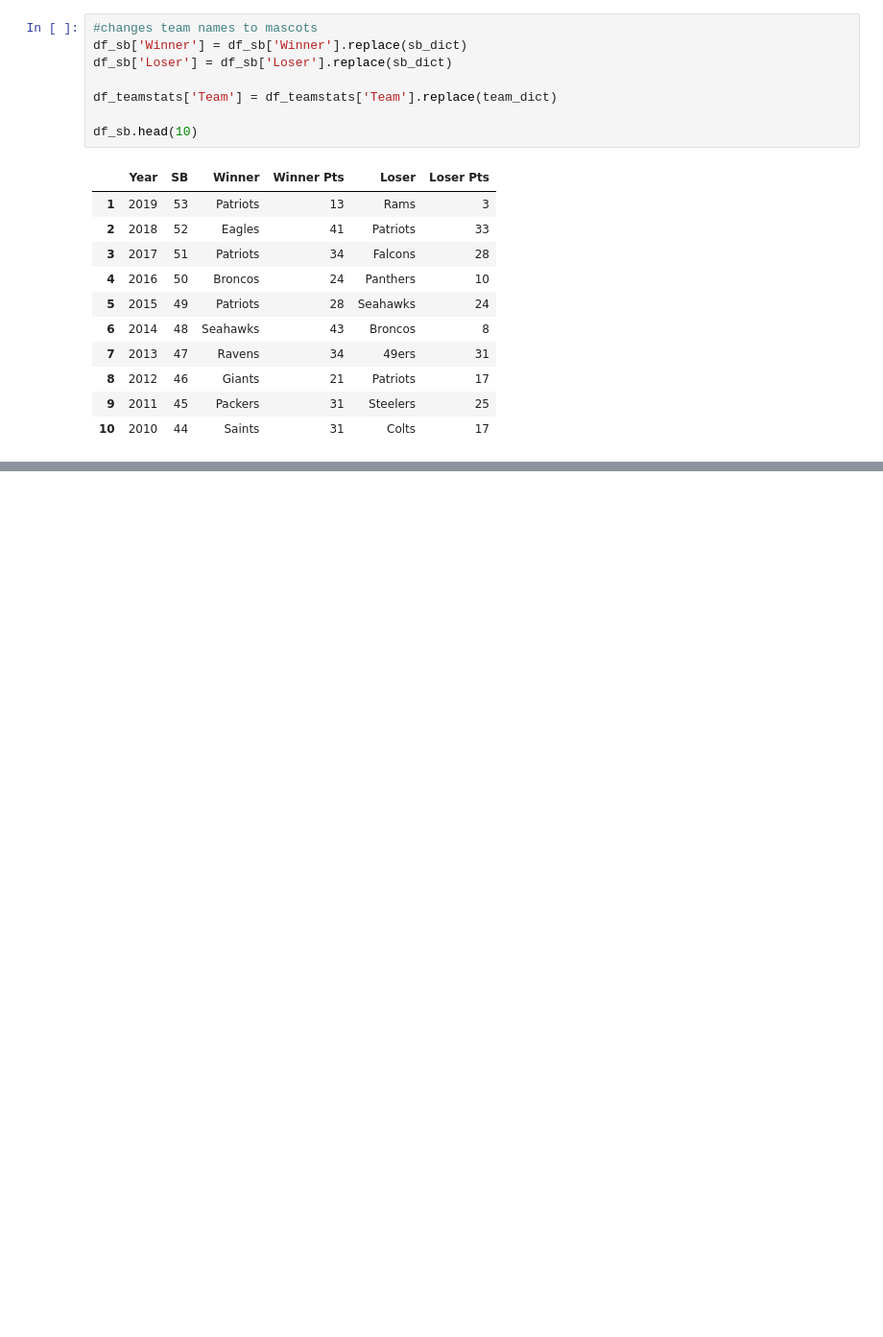
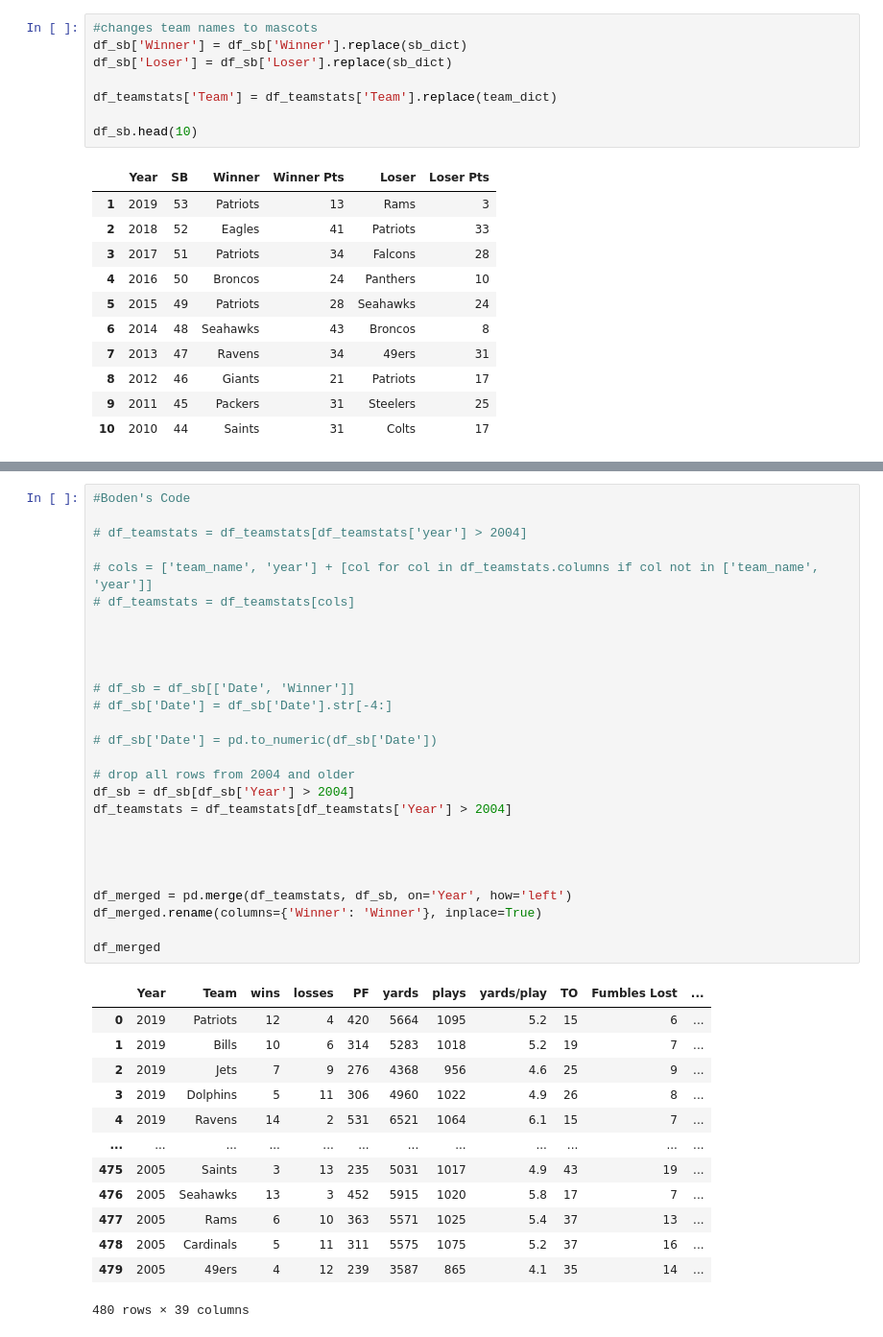
Before and after one commit to COGS118B/group_template, a Jupyter notebook: model.ipynb, the cells around one changed output, grey strips where cells are left out. Shown: that part at 96% size. Drawn from its saved outputs; the diff is of its cells as text; blank space fills up the shorter version.

Commit message:
merged crv and fixed index

```diff
--- a/model.ipynb
+++ b/model.ipynb
@@ -159,0 +164,41 @@ df_teamstats.head(10)
+# %%
+#Boden's Code
+
+# df_teamstats = df_teamstats[df_teamstats['year'] > 2004]
+
+# cols = ['team_name', 'year'] + [col for col in df_teamstats.columns if col not in ['team_name', 'year']]
+# df_teamstats = df_teamstats[cols]
+
+
+
+
+# df_sb = df_sb[['Date', 'Winner']]
+# df_sb['Date'] = df_sb['Date'].str[-4:]
+
+# df_sb['Date'] = pd.to_numeric(df_sb['Date'])
+
+# drop all rows from 2004 and older
+df_sb = df_sb[df_sb['Year'] > 2004]
+df_teamstats = df_teamstats[df_teamstats['Year'] > 2004]
+
+
+
+
+df_merged = pd.merge(df_teamstats, df_sb, on='Year', how='left')
+df_merged.rename(columns={'Winner': 'Winner'}, inplace=True)
+
+df_merged
+# %% [output]
+|  | Year | Team | wins | losses | PF | yards | plays | yards/play | TO | Fumbles Lost | ... |
+| 0 | 2019 | Patriots | 12 | 4 | 420 | 5664 | 1095 | 5.2 | 15 | 6 | ... |
+| 1 | 2019 | Bills | 10 | 6 | 314 | 5283 | 1018 | 5.2 | 19 | 7 | ... |
+| 2 | 2019 | Jets | 7 | 9 | 276 | 4368 | 956 | 4.6 | 25 | 9 | ... |
+| 3 | 2019 | Dolphins | 5 | 11 | 306 | 4960 | 1022 | 4.9 | 26 | 8 | ... |
+| 4 | 2019 | Ravens | 14 | 2 | 531 | 6521 | 1064 | 6.1 | 15 | 7 | ... |
+| ... | ... | ... | ... | ... | ... | ... | ... | ... | ... | ... | ... |
+| 475 | 2005 | Saints | 3 | 13 | 235 | 5031 | 1017 | 4.9 | 43 | 19 | ... |
+| 476 | 2005 | Seahawks | 13 | 3 | 452 | 5915 | 1020 | 5.8 | 17 | 7 | ... |
+| 477 | 2005 | Rams | 6 | 10 | 363 | 5571 | 1025 | 5.4 | 37 | 13 | ... |
+| 478 | 2005 | Cardinals | 5 | 11 | 311 | 5575 | 1075 | 5.2 | 37 | 16 | ... |
+| 479 | 2005 | 49ers | 4 | 12 | 239 | 3587 | 865 | 4.1 | 35 | 14 | ... |
+480 rows × 39 columns
```
Also changed, not shown: parts of 5 cells of this notebook.
